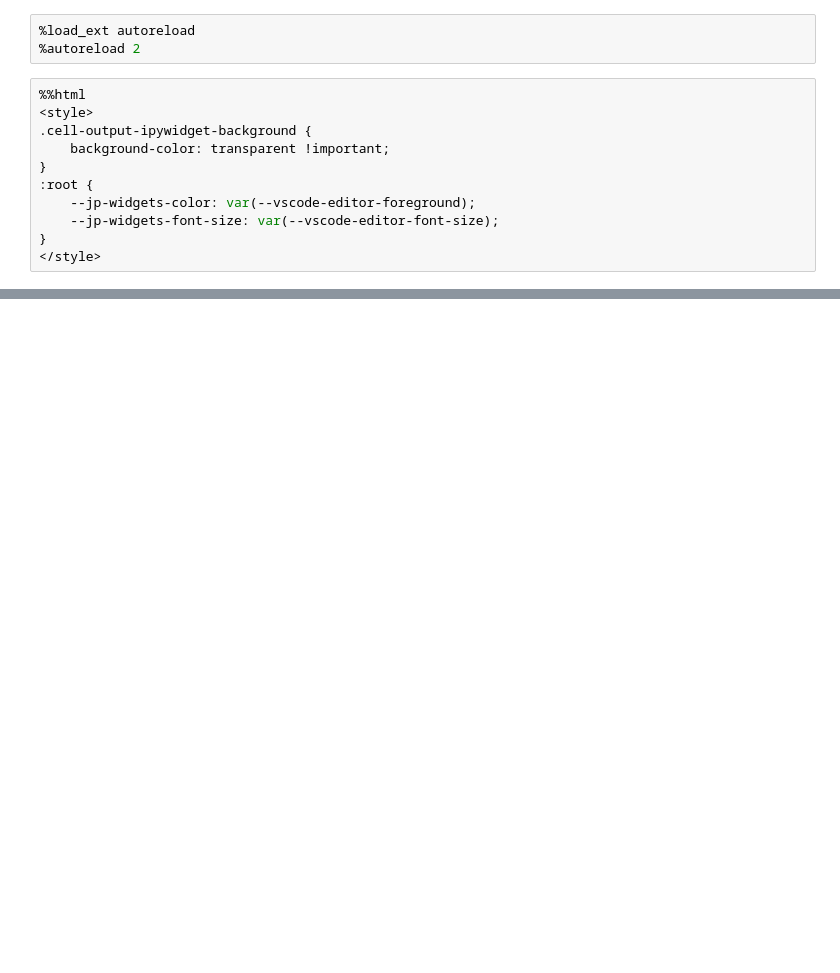
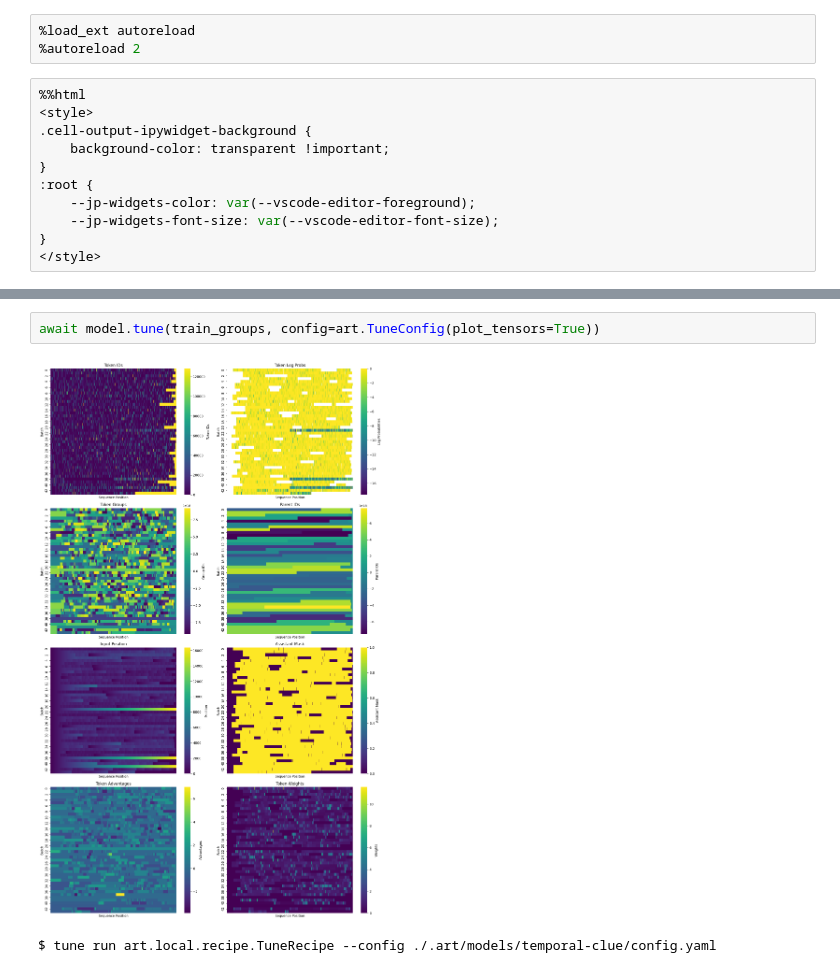
Before and after one commit to yogendrahexo/ART, a Jupyter notebook: examples/temporal-clue.ipynb, the cells around one changed output, grey strips where cells are left out. Cells and saved outputs as stored; diff of their text form; blank space fills up the shorter version.

```diff
--- a/examples/temporal-clue.ipynb
+++ b/examples/temporal-clue.ipynb
@@ -213,0 +138,5 @@ APIError: Engine loop is not running. Inspect the stacktrace to find the origina
+# %%
+await model.tune(train_groups, config=art.TuneConfig(plot_tensors=True))
+# %% [output]
+[figure, added]
+$ tune run art.local.recipe.TuneRecipe --config ./.art/models/temporal-clue/config.yaml
```
Also changed, not shown: parts of 2 cells of this notebook, 6 other files.
